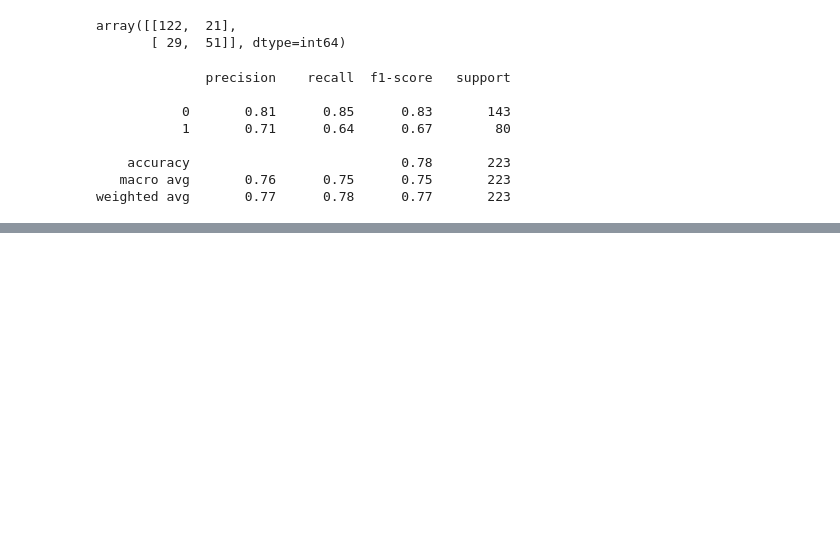
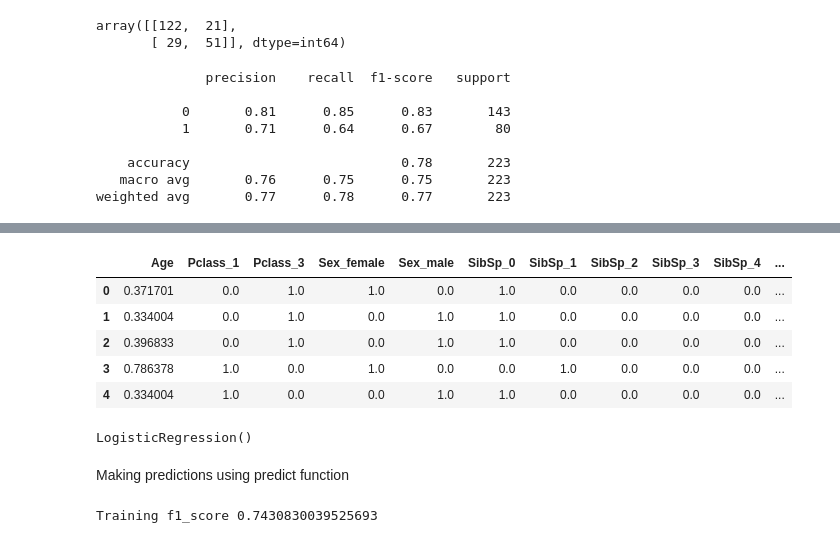
Before and after one commit to Neelam-Singhal/Linear-Models, a Jupyter notebook: logisticRegression.ipynb, the cells around one changed output, grey strips where cells are left out. Drawn from its saved outputs; the diff is of its cells as text; code cells hidden in the pictures; blank space fills up the shorter version.

```diff
--- a/logisticRegression.ipynb
+++ b/logisticRegression.ipynb
@@ -221,0 +329,30 @@ weighted avg       0.77      0.78      0.77       223
+# %%
+#convert above array into DataFrame
+train_X_scaled = pd.DataFrame(train_X_scales, columns=colcol)
+train_X_scaled.head()
+
+#you can see that Age and Fare are normalized now.
+# %% [output]
+|  | Age | Pclass_1 | Pclass_3 | Sex_female | Sex_male | SibSp_0 | SibSp_1 | SibSp_2 | SibSp_3 | SibSp_4 | ... |
+| 0 | 0.371701 | 0.0 | 1.0 | 1.0 | 0.0 | 1.0 | 0.0 | 0.0 | 0.0 | 0.0 | ... |
+| 1 | 0.334004 | 0.0 | 1.0 | 0.0 | 1.0 | 1.0 | 0.0 | 0.0 | 0.0 | 0.0 | ... |
+| 2 | 0.396833 | 0.0 | 1.0 | 0.0 | 1.0 | 1.0 | 0.0 | 0.0 | 0.0 | 0.0 | ... |
+| 3 | 0.786378 | 1.0 | 0.0 | 1.0 | 0.0 | 0.0 | 1.0 | 0.0 | 0.0 | 0.0 | ... |
+| 4 | 0.334004 | 1.0 | 0.0 | 0.0 | 1.0 | 1.0 | 0.0 | 0.0 | 0.0 | 0.0 | ... |
+# %%
+# Creating instance of Logistic Regresssion
+lor1 = LOR()
+
+# Fitting the model
+lor1.fit(train_X_scaled, train_y1)
+# %% [output]
+LogisticRegression()
+# %% [markdown]
+Making predictions using predict function
+# %%
+# Predicting over the Train
+train_predict = lor1.predict(train_X_scaled)
+k = f1_score(train_predict, train_y1)
+print('Training f1_score', k )
+# %% [output]
+Training f1_score 0.7430830039525693
```
Also changed, not shown: parts of 11 cells of this notebook.
